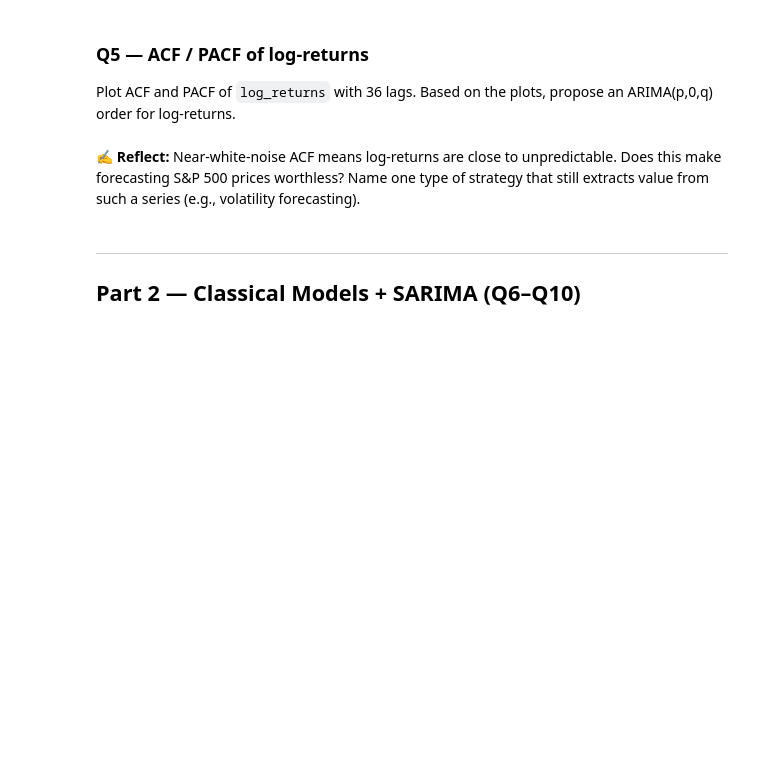
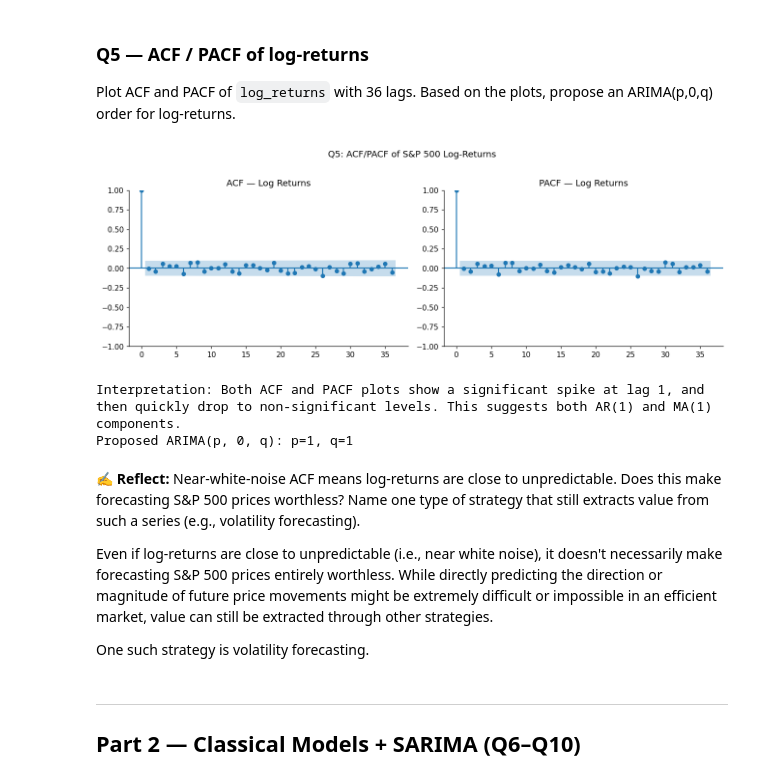
Before and after one commit to un1u3/ml-labs, a Jupyter notebook: fusemachines-2026/phase2/asignment5/W8_Forecasting_Assignment.ipynb, the cells around one changed output. Cells and saved outputs as stored; diff of their text form; code cells hidden in the pictures; blank space fills up the shorter version.

```diff
--- a/fusemachines-2026/phase2/asignment5/W8_Forecasting_Assignment.ipynb
+++ b/fusemachines-2026/phase2/asignment5/W8_Forecasting_Assignment.ipynb
@@ -193,8 +198,8 @@ Run ADF and KPSS on `log_series` and `log_returns`.
 - **KPSS:** H₀ = stationary. p < 0.05 → reject → non-stationary
 # %%
 # Q4 ──────────────────────────────────────────────────────────────────────────
-log_series  = None   # natural logarithm of the price series
-log_returns = None   # month-over-month log-return (first difference of log_series, NaN dropped)
+log_series  = np.log(series)   # natural logarithm of the price series
+log_returns = log_series.diff().dropna()   # month-over-month log-return (first difference of log_series, NaN dropped)
 
 def stationarity_report(s, label):
     adf_stat, adf_p, *_ = adfuller(s, autolag='AIC')
@@ -213,18 +221,26 @@ Plot ACF and PACF of `log_returns` with 36 lags.
 Based on the plots, propose an ARIMA(p,0,q) order for log-returns.
 # %%
 # Q5 ──────────────────────────────────────────────────────────────────────────
-series_for_acf = None   # series to analyse — log-returns computed in Q4
+series_for_acf = log_returns   # series to analyse — log-returns computed in Q4
 
 fig, axes = plt.subplots(1, 2, figsize=(12, 4))
 plot_acf( series_for_acf, lags=36, ax=axes[0], title='ACF — Log Returns')
 plot_pacf(series_for_acf, lags=36, ax=axes[1], title='PACF — Log Returns', method='ywm')
 plt.suptitle("Q5: ACF/PACF of S&P 500 Log-Returns", y=1.02)
 plt.tight_layout(); plt.show()
 
-print("Interpretation: <your answer here>")
-print("Proposed ARIMA(p, 0, q): p=?, q=?")
+print("Interpretation: Both ACF and PACF plots show a significant spike at lag 1, and then quickly drop to non-significant levels. This suggests both AR(1) and MA(1) components.")
+print("Proposed ARIMA(p, 0, q): p=1, q=1")
+# %% [output]
+[figure, added]
+Interpretation: Both ACF and PACF plots show a significant spike at lag 1, and then quickly drop to non-significant levels. This suggests both AR(1) and MA(1) components.
+Proposed ARIMA(p, 0, q): p=1, q=1
 # %% [markdown]
 ✍ **Reflect:** Near-white-noise ACF means log-returns are close to unpredictable. Does this make forecasting S&P 500 prices worthless? Name one type of strategy that still extracts value from such a series (e.g., volatility forecasting).
+
+Even if log-returns are close to unpredictable (i.e., near white noise), it doesn't necessarily make forecasting S&P 500 prices entirely worthless. While directly predicting the direction or magnitude of future price movements might be extremely difficult or impossible in an efficient market, value can still be extracted through other strategies.
+
+One such strategy is volatility forecasting.
 # %% [markdown]
 ---
 ## Part 2 — Classical Models + SARIMA (Q6–Q10)
```
Also changed, not shown: parts of 3 cells of this notebook.
